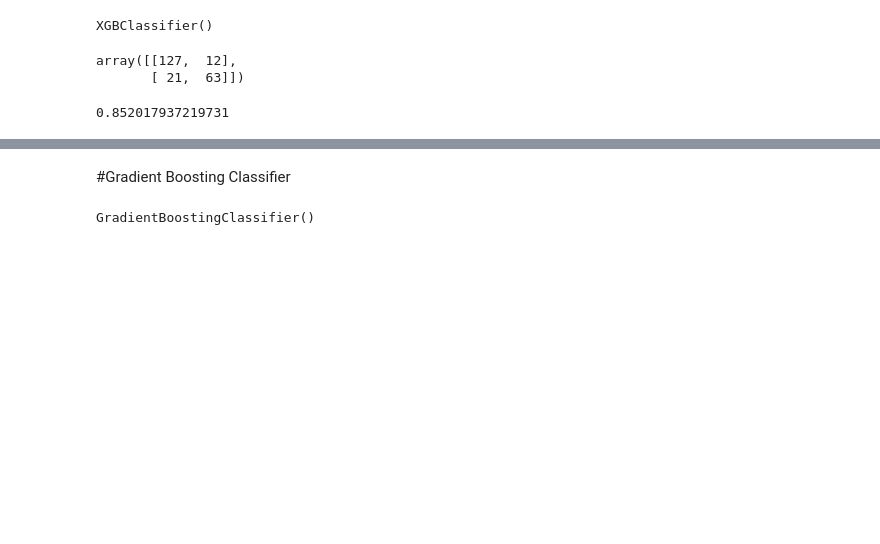
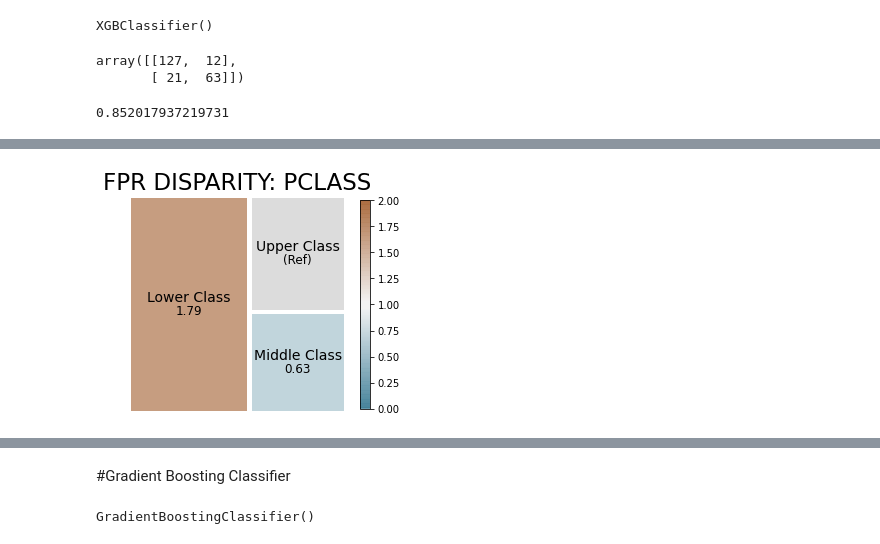
Before and after one commit to FauxGrit/Titanic-Fairness, a Jupyter notebook: Fairness_Tutorial.ipynb, the cells around one changed output, grey strips where cells are left out. Drawn from its saved outputs; the diff is of its cells as text; code cells hidden in the pictures; blank space fills up the shorter version.

```diff
--- a/Fairness_Tutorial.ipynb
+++ b/Fairness_Tutorial.ipynb
@@ -443,0 +498,3 @@ ap.absolute(bdf, metrics, 'Age_Level', fairness_threshold = disparity_tolerance)
+# %%
+bdf = b.get_disparity_predefined_groups(xtab, original_df=dfA, ref_groups_dict={'Sex':'Male', 'Pclass':'Upper Class', 'Age_Level':'Adult'}, alpha=0.05, mask_significance=True)
+bdf.style
@@ -443,0 +511,4 @@ ap.absolute(bdf, metrics, 'Age_Level', fairness_threshold = disparity_tolerance)
+# %%
+aqp.plot_disparity(bdf, group_metric='fpr_disparity', attribute_name='Pclass', significance_alpha=0.05)
+# %% [output]
+[figure, added]
```
Also changed, not shown: parts of 19 cells of this notebook.
